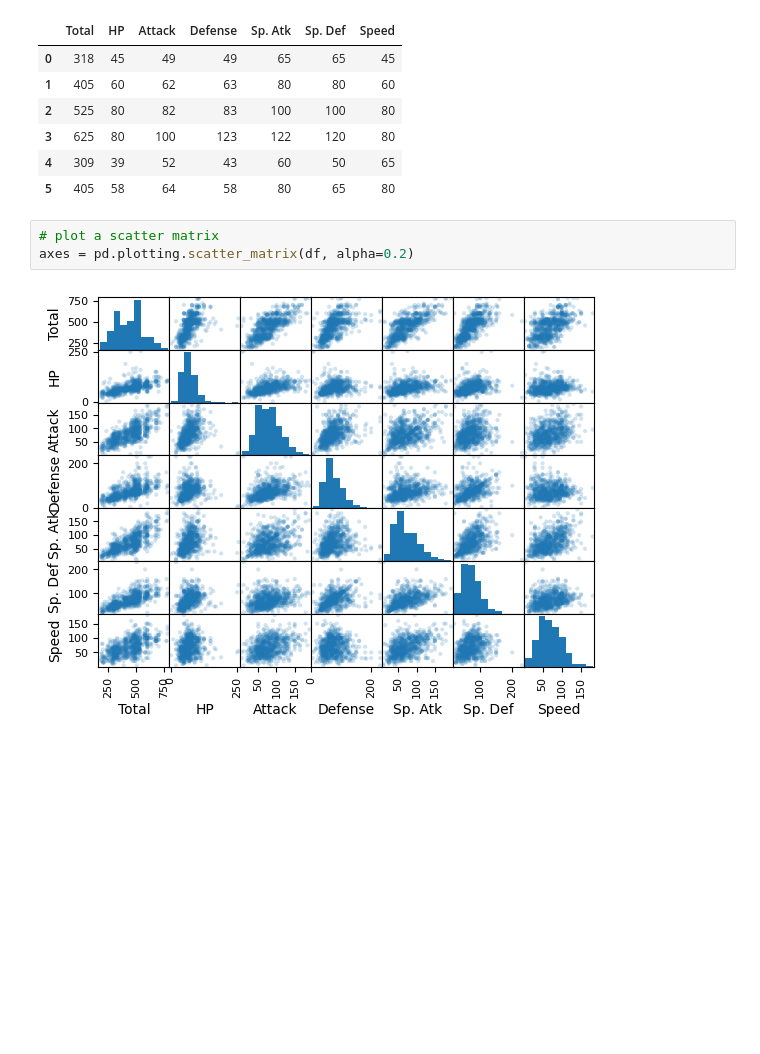
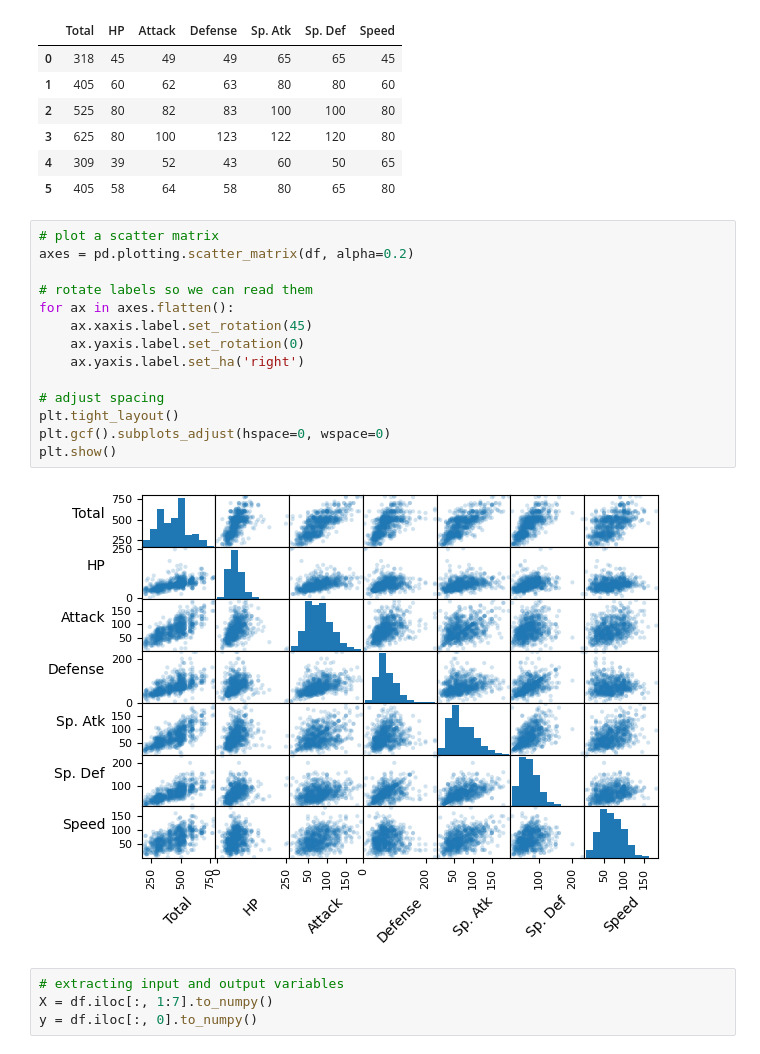
Before and after one commit to utidolas/MachineLearningLab, a Jupyter notebook: labMultipleR.ipynb, the cells around one changed output. Drawn from its saved outputs; the diff is of its cells as text; blank space fills up the shorter version.

```diff
--- a/labMultipleR.ipynb
+++ b/labMultipleR.ipynb
@@ -70,5 +70,20 @@ df.head(6)
 # %%
 # plot a scatter matrix
 axes = pd.plotting.scatter_matrix(df, alpha=0.2)
+
+# rotate labels so we can read them
+for ax in axes.flatten():
+    ax.xaxis.label.set_rotation(45)
+    ax.yaxis.label.set_rotation(0)
+    ax.yaxis.label.set_ha('right')
+
+# adjust spacing
+plt.tight_layout()
+plt.gcf().subplots_adjust(hspace=0, wspace=0)
+plt.show()
 # %% [output]
-[figure, old version]
+[figure, new version]
+# %%
+# extracting input and output variables
+X = df.iloc[:, 1:7].to_numpy()
+y = df.iloc[:, 0].to_numpy()
```
Also changed, not shown: parts of 2 cells of this notebook.
